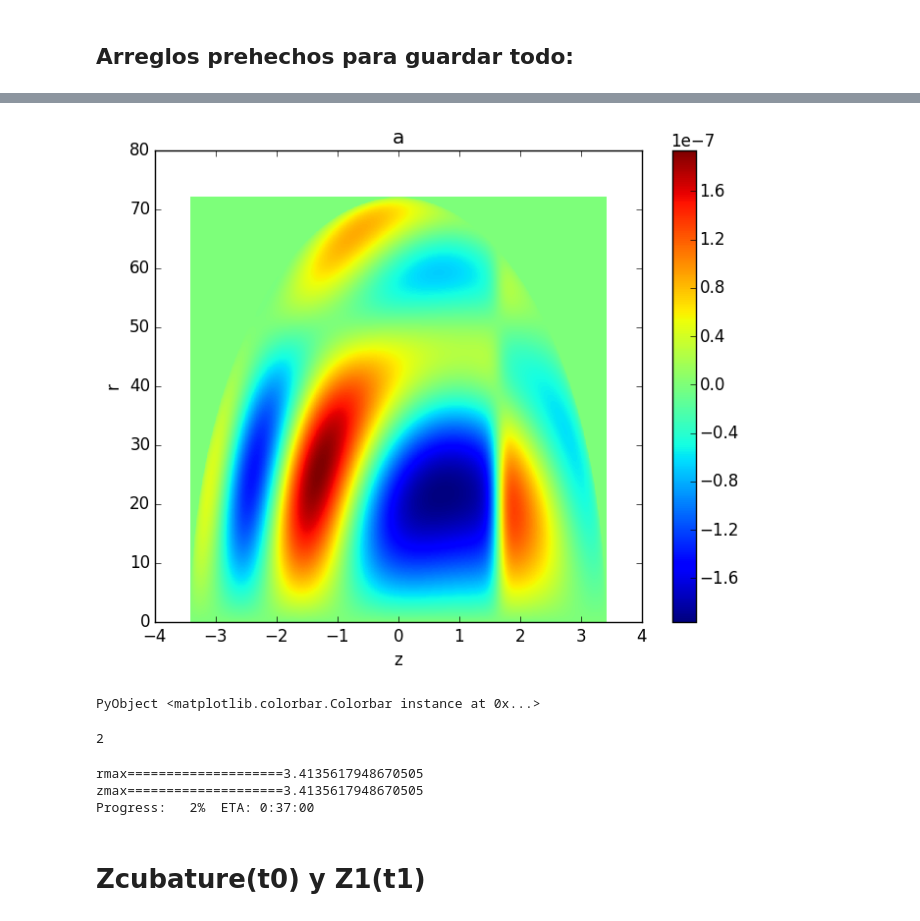
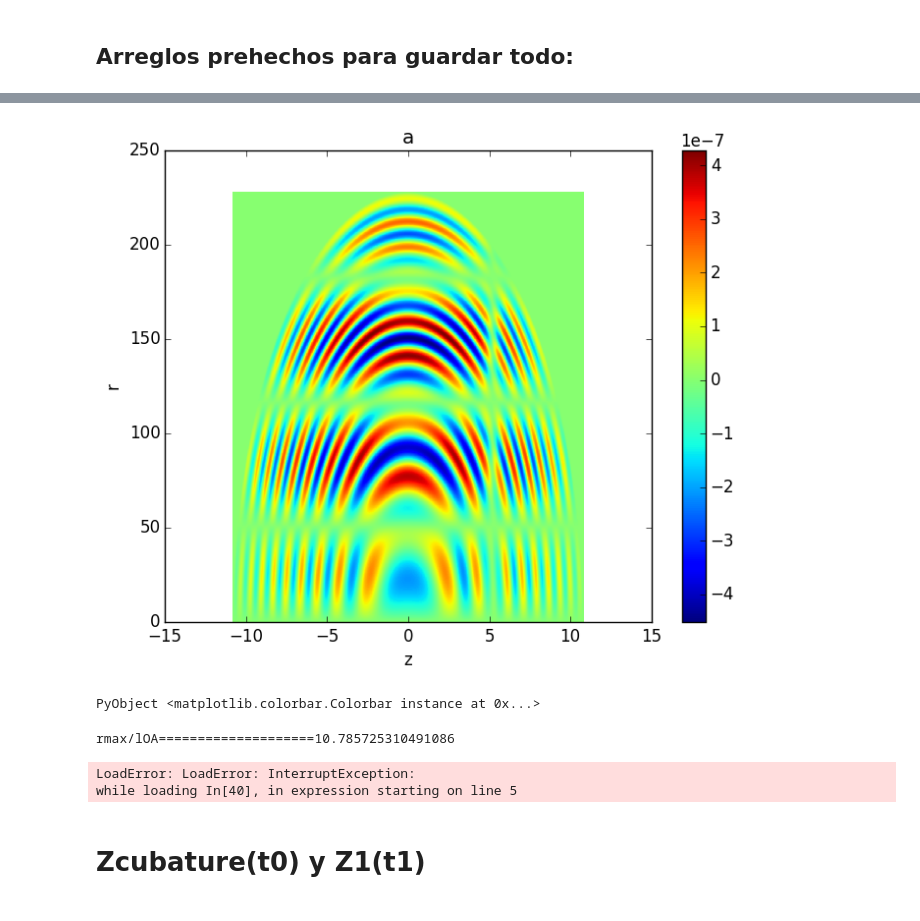
Before and after one commit to ealba/INTEGRALES, a Jupyter notebook: IntegralesBurdas6.ipynb, the cells around one changed output, grey strips where cells are left out. Drawn from its saved outputs; the diff is of its cells as text; code cells hidden in the pictures.

```diff
--- a/IntegralesBurdas6.ipynb
+++ b/IntegralesBurdas6.ipynb
@@ -51,7 +45,7 @@ muOA=mu/(hbarr*omegam);
 # %% [markdown]
 # El Tiempo
 # %%
-DT=10;
+DT=100;
 t1=ksi/c;
 t0=tOA/DT;
 t1=t1/DT;
@@ -247,15 +212,11 @@ grafdensidad([-zmaxintegrar(t0)/lOA,zmaxintegrar(t0)/lOA],[0.0,rmaxintegrar(t0)/
 PyObject <matplotlib.colorbar.Colorbar instance at 0x...>
 # %%
-f2(v)=I_funcion_a_integrar(v,lOA,lOA,t0)
+f2(v)=I_funcion_a_integrar(v,lOA,0.0,t0)
 zf2=gencodominio2Dvec([-zmaxintegrar(t0),zmaxintegrar(t0)],[0.0,rmaxintegrar(t0)],1000,f2)
 grafdensidad([-zmaxintegrar(t0)/lOA,zmaxintegrar(t0)/lOA],[0.0,rmaxintegrar(t1)/lOA],1000,zf2,"a","z","r","barra")
 # %% [output]
-[figure, old version]
+[figure, new version]
 PyObject <matplotlib.colorbar.Colorbar instance at 0x...>
-# %%
-iteracionest
-# %% [output]
-2
 # %%
 #tiempos=[5,6,7,8,9]
 
@@ -267,8 +228,8 @@ for τ in 1:iteracionest
     zmax=zmaxintegrar(t)
     rmax=rmaxintegrar(t)
 
-    println("rmax====================$(rmax/lOA)")
-    println("zmax====================$(zmax/lOA)")
+    println("rmax/lOA====================$(rmax/lOA)")
+    println("zmax/lOA====================$(zmax/lOA)")
 
     p=Progress(iteracionesr+1,1)
 
@@ -338,8 +299,8 @@ for τ in 1:iteracionest
 
 
 
-                                (val,err) = pcubature(f,[0.0,-zmax],[rmax,zmax]; reltol=1e-20, abstol=1e-20, maxevals=1000000000);
-                                (val2,err2) = pcubature(g,[0.0,-zmax],[rmax,zmax]; reltol=1e-20, abstol=1e-20, maxevals=1000000000);
+                                (val,err) = pcubature(f,[0.0,-zmax],[rmax,zmax]; reltol=1e-20, abstol=1e-20, maxevals=10000000);
+                                (val2,err2) = pcubature(g,[0.0,-zmax],[rmax,zmax]; reltol=1e-20, abstol=1e-20, maxevals=10000000);
 
 
                                 ReIntegralcubature[i,j,τ]=val
@@ -361,16 +322,16 @@ for τ in 1:iteracionest
 
 
     grafdensidad([-zmaxevaluar/lOA,zmaxevaluar/lOA],[0,rmaxevaluar/lOA],iteracionesr+1,Zcubature[:,:,τ],"Perfil Propagado a t=$τ *T0/$DT","z","r")
-    savefig("fig$τ entre $DT con $drk0 de r y $dzl0 de z resol de $iteracionesz*$iteracionesr.png")
+    savefig("fig$τ entre $DT con zmaxevaluar de $(zmaxevaluar/zmax_estatico) y zmaxevaluar=$(zmaxevaluar/zmax_estatico) de $iteracionesz*$iteracionesr.png")
     writedlm("salida se soliton real a tiempos t0*$τ con DT=$DT.dat",Zcubature[:,:,τ])
 
     #next!(q)
-
+zmaxevaluar
 end
 # %% [output]
-rmax====================3.4135617948670505
-zmax====================3.4135617948670505
-Progress:   2%  ETA: 0:37:00
+rmax/lOA====================10.785725310491086
+LoadError: LoadError: InterruptException:
+while loading In[40], in expression starting on line 5
 # %% [markdown]
 # Zcubature(t0) y Z1(t1)
 # %% [markdown]
```
Also changed, not shown: parts of 19 cells of this notebook, 1 other file.
